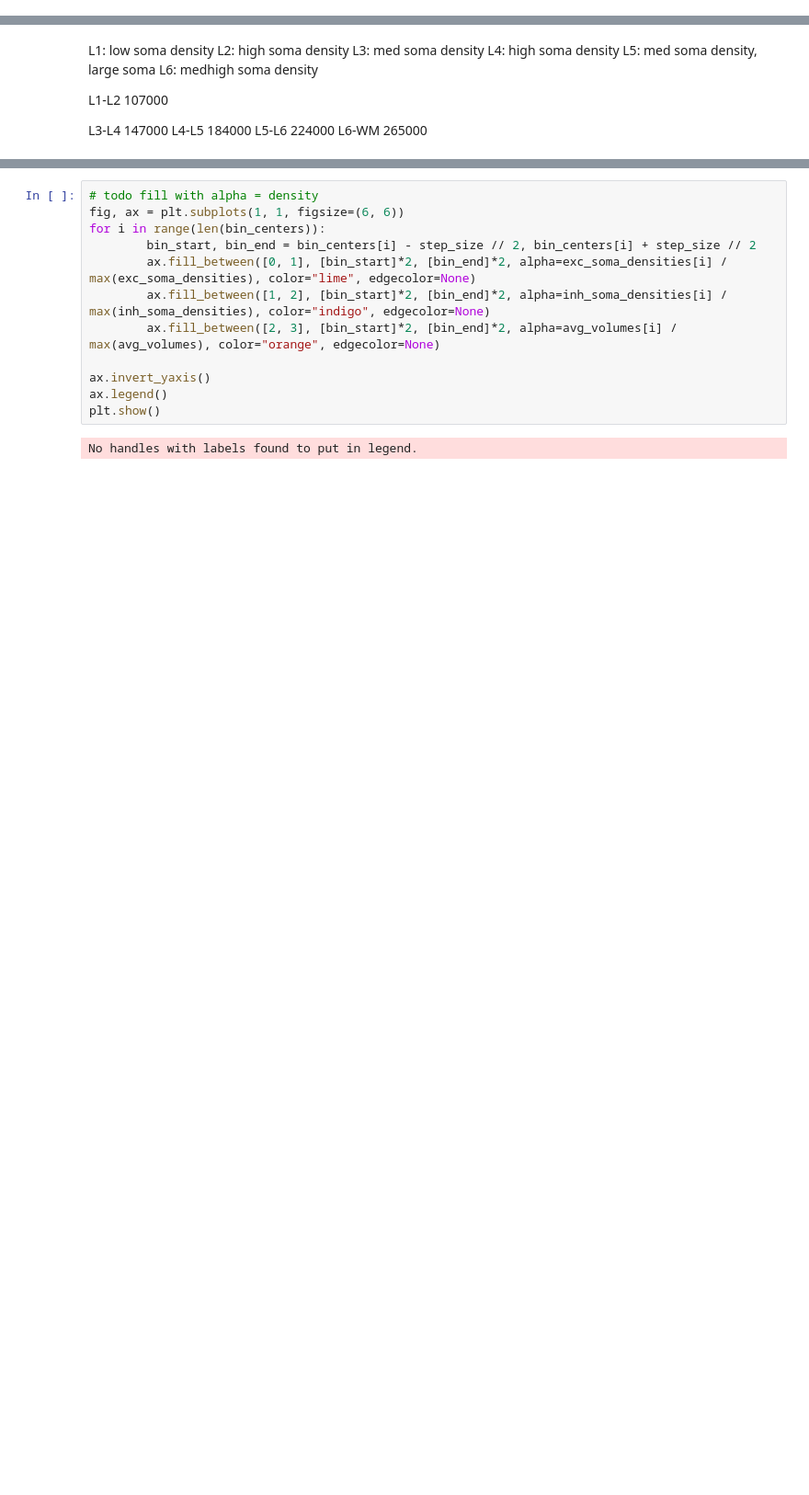
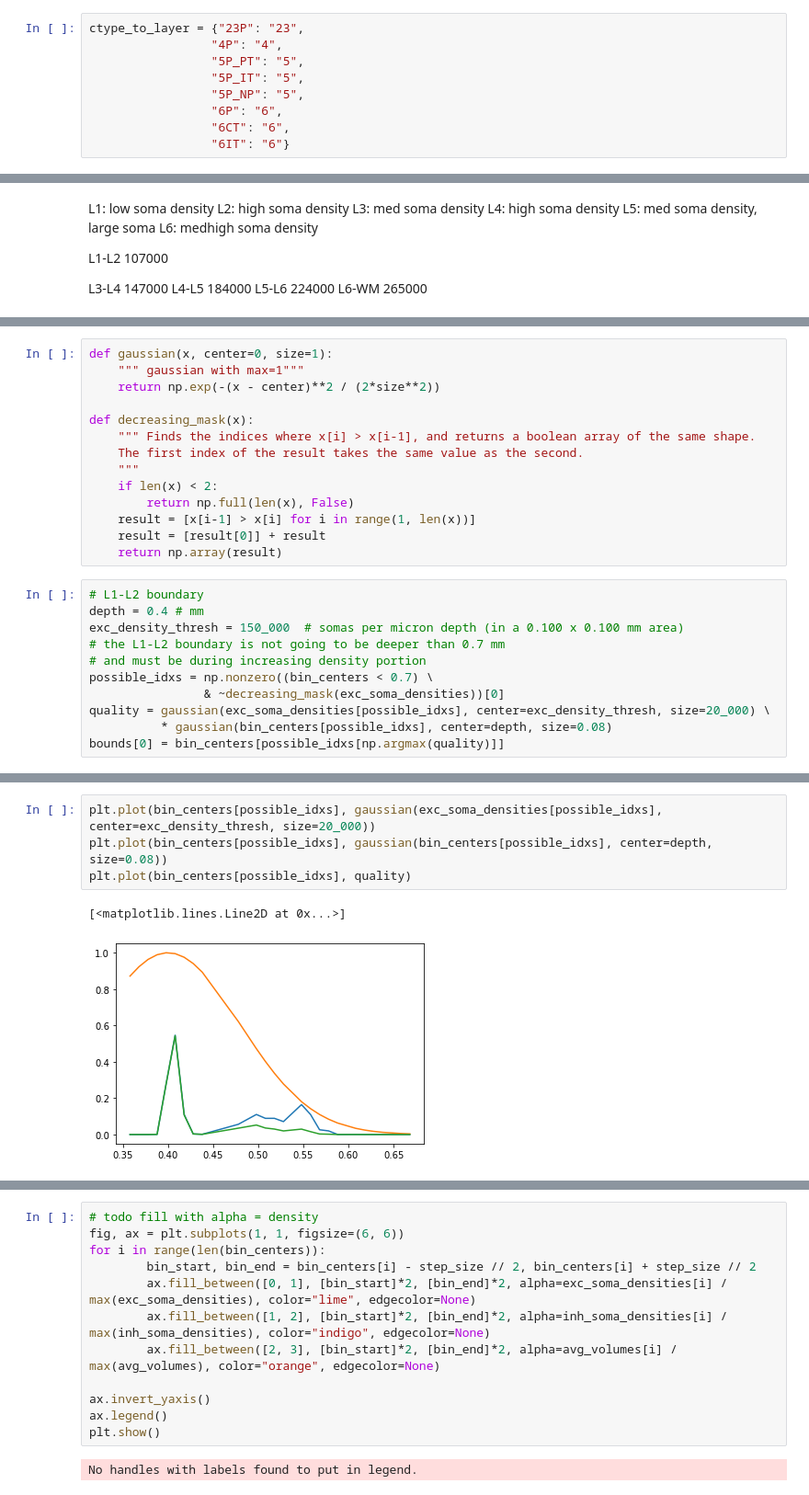
Before and after one commit to AllenInstitute/cortical-layers, a Jupyter notebook: layer-analysis.ipynb, the cells around one changed output, grey strips where cells are left out. Shown: that part at 92% size. Drawn from its saved outputs; the diff is of its cells as text; blank space fills up the shorter version.

```diff
--- a/layer-analysis.ipynb
+++ b/layer-analysis.ipynb
@@ -45 +55,10 @@ min_y, max_y
+# %%
+ctype_to_layer = {"23P": "23",
+                 "4P": "4",
+                 "5P_PT": "5",
+                 "5P_IT": "5",
+                 "5P_NP": "5",
+                 "6P": "6",
+                 "6CT": "6",
+                 "6IT": "6"}
 # %%
@@ -135,0 +143,25 @@ array(['aibs_coarse_nonneuronal', 'aibs_coarse_excitatory',
+# %%
+def gaussian(x, center=0, size=1):
+    """ gaussian with max=1"""
+    return np.exp(-(x - center)**2 / (2*size**2))
+
+def decreasing_mask(x):
+    """ Finds the indices where x[i] > x[i-1], and returns a boolean array of the same shape.
+    The first index of the result takes the same value as the second.
+    """
+    if len(x) < 2:
+        return np.full(len(x), False)
+    result = [x[i-1] > x[i] for i in range(1, len(x))]
+    result = [result[0]] + result
+    return np.array(result)
+# %%
+# L1-L2 boundary
+depth = 0.4 # mm
+exc_density_thresh = 150_000  # somas per micron depth (in a 0.100 x 0.100 mm area)
+# the L1-L2 boundary is not going to be deeper than 0.7 mm
+# and must be during increasing density portion
+possible_idxs = np.nonzero((bin_centers < 0.7) \
+                & ~decreasing_mask(exc_soma_densities))[0]
+quality = gaussian(exc_soma_densities[possible_idxs], center=exc_density_thresh, size=20_000) \
+          * gaussian(bin_centers[possible_idxs], center=depth, size=0.08)
+bounds[0] = bin_centers[possible_idxs[np.argmax(quality)]]
@@ -135,0 +174,7 @@ array(['aibs_coarse_nonneuronal', 'aibs_coarse_excitatory',
+# %%
+plt.plot(bin_centers[possible_idxs], gaussian(exc_soma_densities[possible_idxs], center=exc_density_thresh, size=20_000))
+plt.plot(bin_centers[possible_idxs], gaussian(bin_centers[possible_idxs], center=depth, size=0.08))
+plt.plot(bin_centers[possible_idxs], quality)
+# %% [output]
+[<matplotlib.lines.Line2D at 0x...>]
+[figure, added]
```
Also changed, not shown: parts of 25 cells of this notebook.
